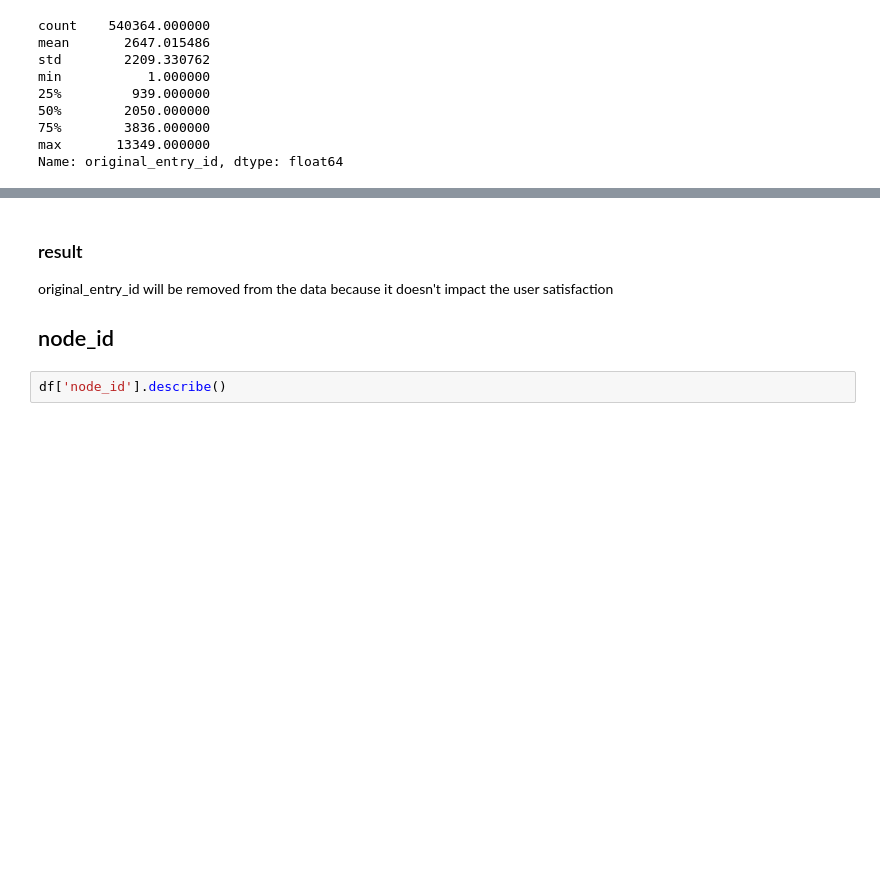
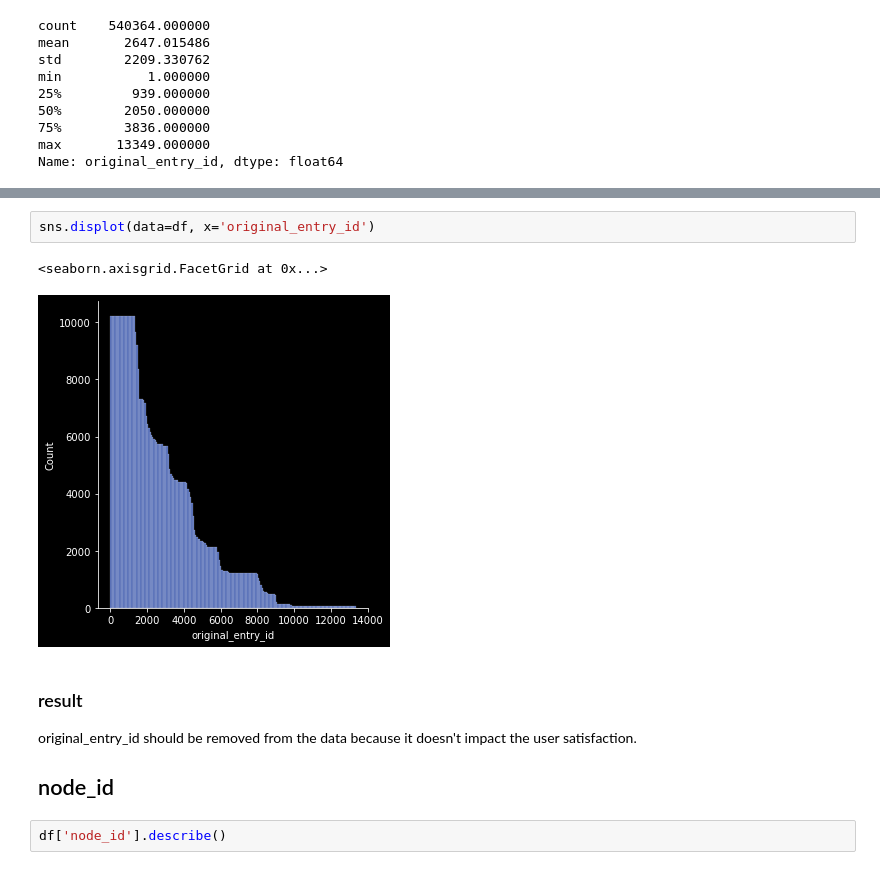
Before and after one commit to AvansETI/SmartGridAI, a Jupyter notebook: B4B Human Wellbeing Prediction/data_analysis/univariate_analysis.ipynb, the cells around one changed output, grey strips where cells are left out. Drawn from its saved outputs; the diff is of its cells as text; blank space fills up the shorter version.

```diff
--- a/B4B Human Wellbeing Prediction/data_analysis/univariate_analysis.ipynb
+++ b/B4B Human Wellbeing Prediction/data_analysis/univariate_analysis.ipynb
@@ -44,6 +51,11 @@ Name: original_entry_id, dtype: float64
+# %%
+sns.displot(data=df, x='original_entry_id')
+# %% [output]
+<seaborn.axisgrid.FacetGrid at 0x...>
+[figure, added]
 # %% [markdown]
 ### result
-original_entry_id will be removed from the data because it doesn't impact the user satisfaction
+original_entry_id should be removed from the data because it doesn't impact the user satisfaction.
 
 ## node_id
 # %%
```
Also changed, not shown: parts of 5 cells of this notebook, 2 other files.
